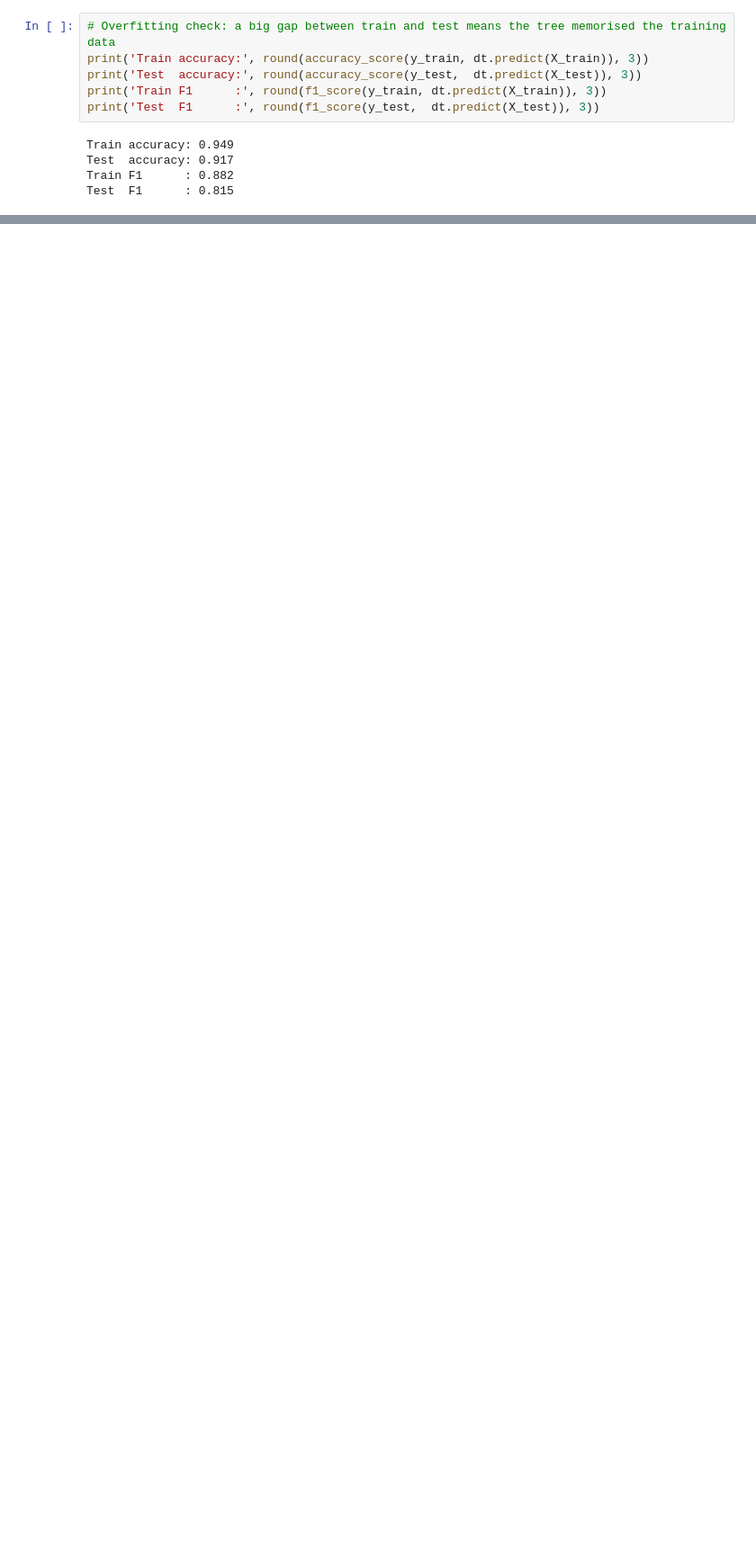
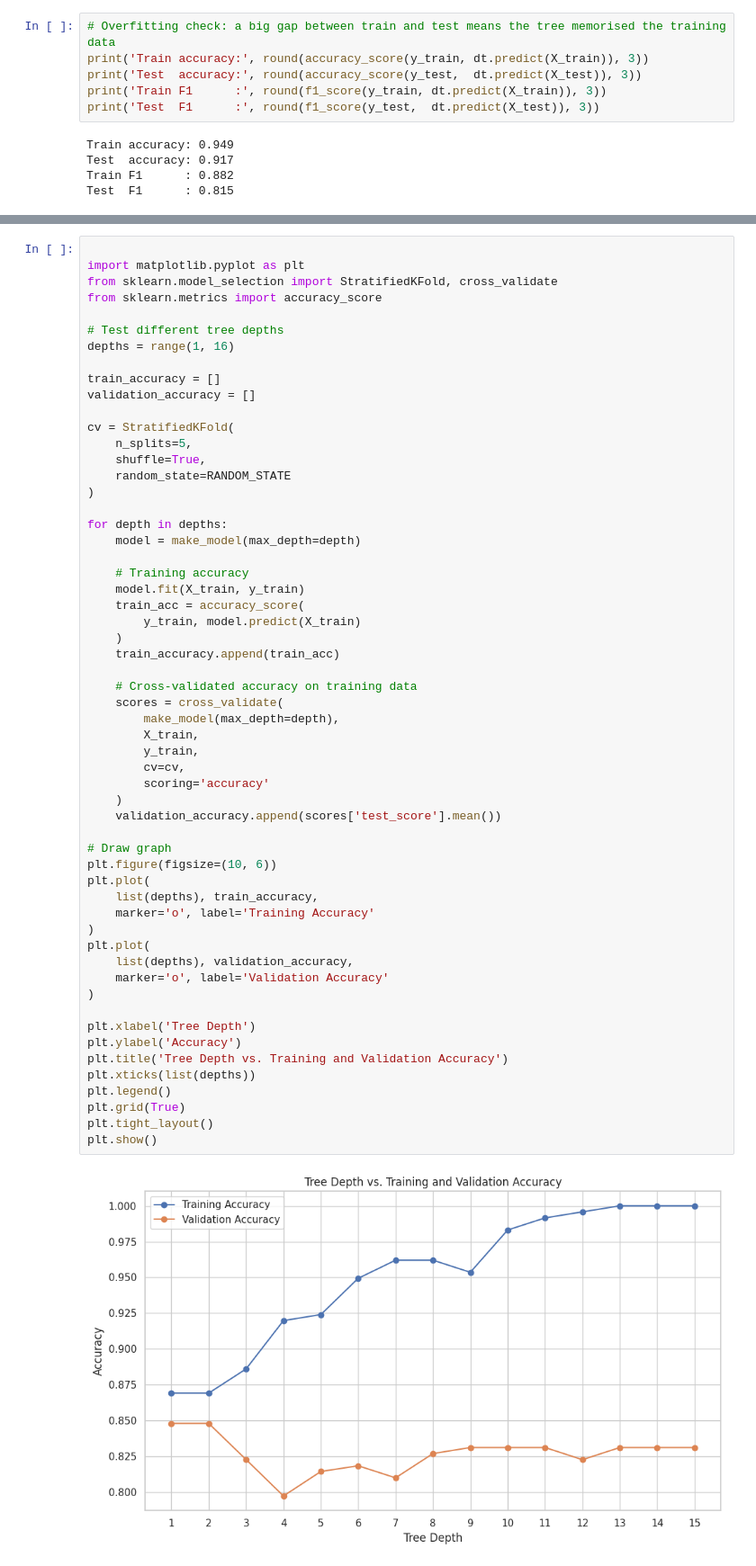
Before and after one commit to Janith303/Sinhala-and-Maths-Model-training-, a Jupyter notebook: notebooks/DT_model_train.ipynb, the cells around one changed output, grey strips where cells are left out. Shown at 90% size. Drawn from its saved outputs; the diff is of its cells as text; blank space fills up the shorter version.

Commit message:
complete the training

```diff
--- a/notebooks/DT_model_train.ipynb
+++ b/notebooks/DT_model_train.ipynb
@@ -193,0 +209,59 @@ Test  F1      : 0.815
+# %%
+
+import matplotlib.pyplot as plt
+from sklearn.model_selection import StratifiedKFold, cross_validate
+from sklearn.metrics import accuracy_score
+
+# Test different tree depths
+depths = range(1, 16)
+
+train_accuracy = []
+validation_accuracy = []
+
+cv = StratifiedKFold(
+    n_splits=5,
+    shuffle=True,
+    random_state=RANDOM_STATE
+)
+
+for depth in depths:
+    model = make_model(max_depth=depth)
+
+    # Training accuracy
+    model.fit(X_train, y_train)
+    train_acc = accuracy_score(
+        y_train, model.predict(X_train)
+    )
+    train_accuracy.append(train_acc)
+
+    # Cross-validated accuracy on training data
+    scores = cross_validate(
+        make_model(max_depth=depth),
+        X_train,
+        y_train,
+        cv=cv,
+        scoring='accuracy'
+    )
+    validation_accuracy.append(scores['test_score'].mean())
+
+# Draw graph
+plt.figure(figsize=(10, 6))
+plt.plot(
+    list(depths), train_accuracy,
+    marker='o', label='Training Accuracy'
+)
+plt.plot(
+    list(depths), validation_accuracy,
+    marker='o', label='Validation Accuracy'
+)
+
+plt.xlabel('Tree Depth')
+plt.ylabel('Accuracy')
+plt.title('Tree Depth vs. Training and Validation Accuracy')
+plt.xticks(list(depths))
+plt.legend()
+plt.grid(True)
+plt.tight_layout()
+plt.show()
+# %% [output]
+[figure, added]
```
Also changed, not shown: parts of 16 cells of this notebook.
